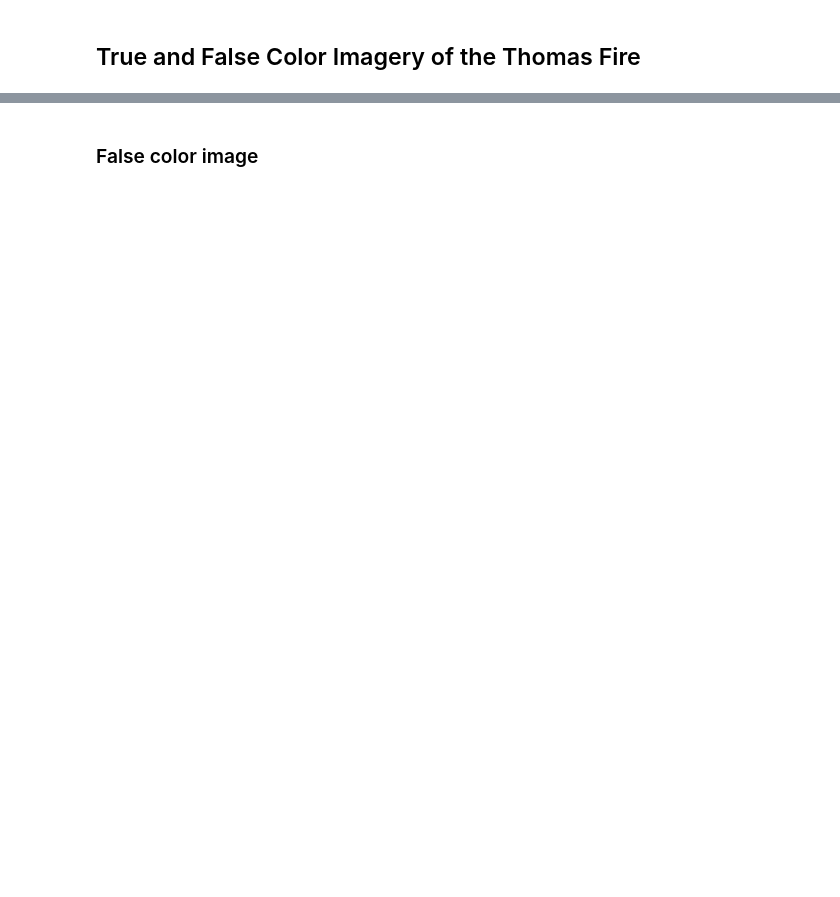
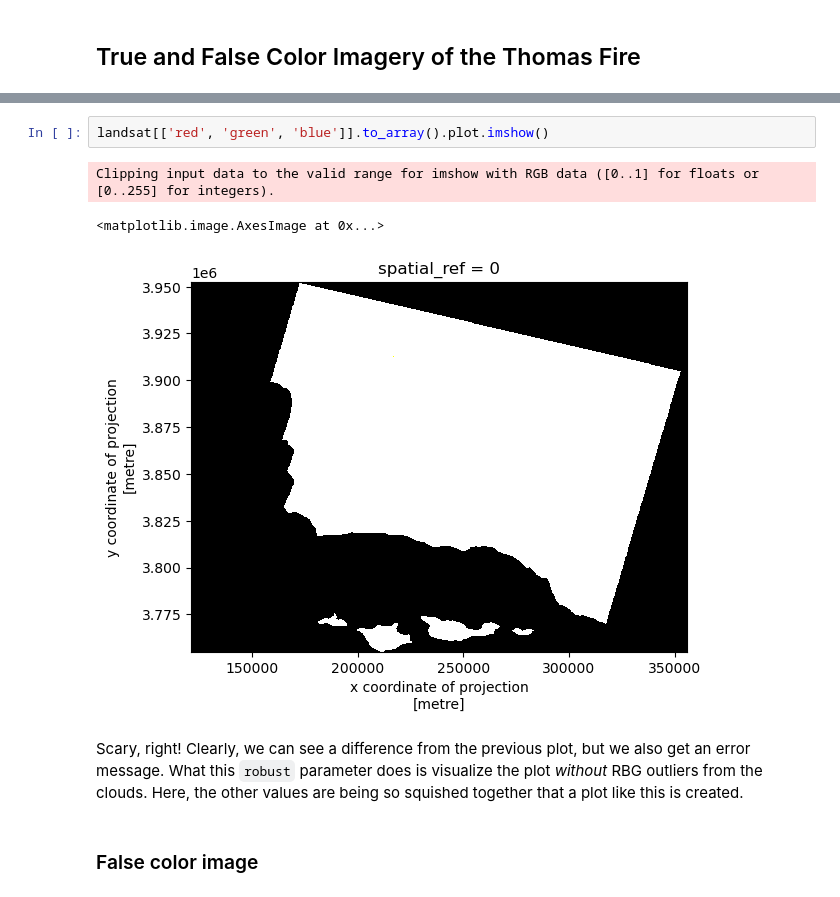
Before and after one commit to mmyiv/mmyiv.github.io, a Jupyter notebook: blogpost/thomas_fire/blogpost_yiv.ipynb, the cells around one changed output, grey strips where cells are left out. Saved outputs shown, nothing was run; the diff lists cells and outputs as text; blank space fills up the shorter version.

```diff
--- a/blogpost/thomas_fire/blogpost_yiv.ipynb
+++ b/blogpost/thomas_fire/blogpost_yiv.ipynb
@@ -118,2 +161,10 @@ landsat[['red', 'green', 'blue']].to_array().plot.imshow(robust = True)
+# %%
+landsat[['red', 'green', 'blue']].to_array().plot.imshow()
+# %% [output]
+Clipping input data to the valid range for imshow with RGB data ([0..1] for floats or [0..255] for integers).
+<matplotlib.image.AxesImage at 0x...>
+[figure, added]
+# %% [markdown]
+Scary, right! Clearly, we can see a difference from the previous plot, but we also get an error message. What this `robust` parameter does is visualize the plot *without* RBG outliers from the clouds. Here, the other values are being so squished together that a plot like this is created.
 # %% [markdown]
 ### False color image
```
Also changed, not shown: parts of 49 cells of this notebook, 18 other files.
